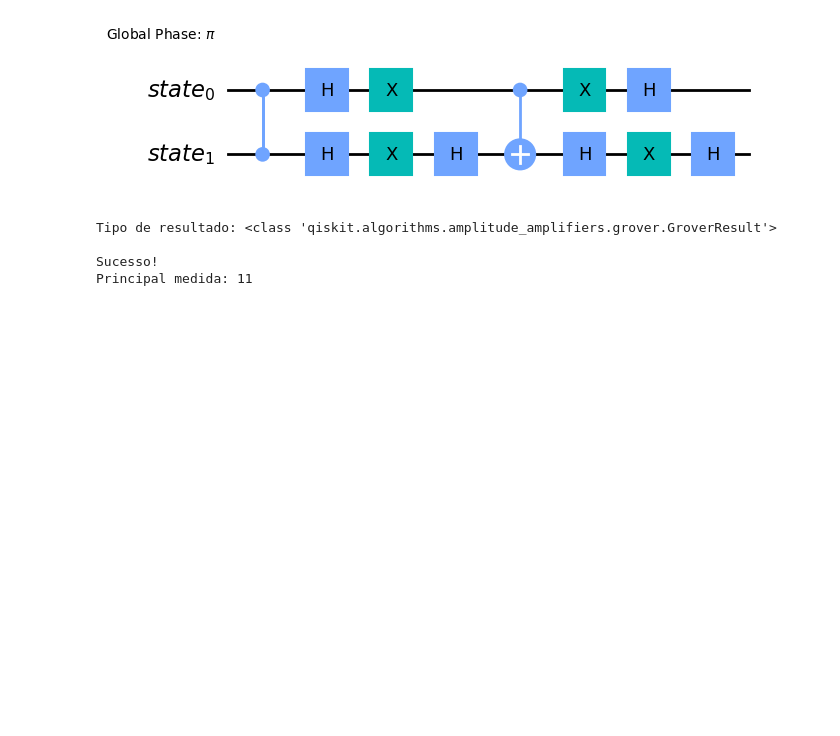
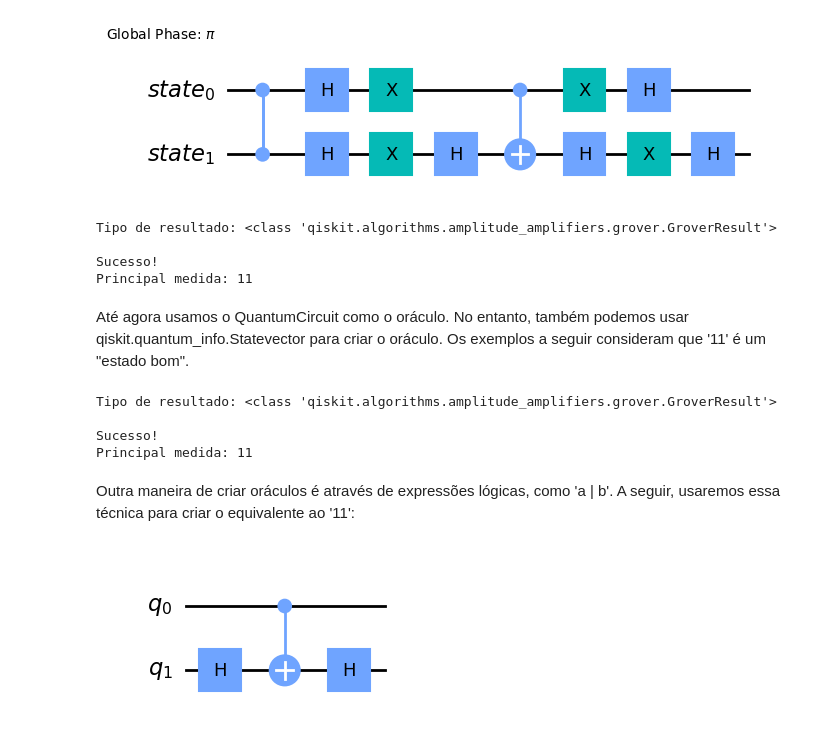
Before and after one commit to scadete/quantum-search-example, a Jupyter notebook: quantum-search-example.ipynb, the cells around one changed output. Saved outputs shown, nothing was run; the diff lists cells and outputs as text; code cells hidden in the pictures; blank space fills up the shorter version.

```diff
--- a/quantum-search-example.ipynb
+++ b/quantum-search-example.ipynb
@@ -85,3 +85,39 @@ Tipo de resultado: <class 'qiskit.algorithms.amplitude_amplifiers.grover.GroverR
 
 Sucesso!
 Principal medida: 11
+# %% [markdown]
+Até agora usamos o QuantumCircuit como o oráculo. No entanto, também podemos usar qiskit.quantum_info.Statevector para criar o oráculo. Os exemplos a seguir consideram que '11' é um "estado bom".
+# %%
+from qiskit.quantum_info import Statevector
+oracle = Statevector.from_label('01')
+problem = AmplificationProblem(oracle, is_good_state=['01'])
+
+grover = Grover(sampler=Sampler())
+result = grover.amplify(problem)
+
+print('Tipo de resultado:', type(resultado))
+print()
+print('Sucesso!' if resultado.oracle_evaluation else 'Falha!')
+print('Principal medida:', resultado.top_measurement)
+# %% [output]
+Tipo de resultado: <class 'qiskit.algorithms.amplitude_amplifiers.grover.GroverResult'>
+
+Sucesso!
+Principal medida: 11
+# %% [markdown]
+Outra maneira de criar oráculos é através de expressões lógicas, como 'a | b'. A seguir, usaremos essa técnica para criar o equivalente ao '11':
+# %%
+from qiskit.circuit.library.phase_oracle import PhaseOracle
+from qiskit.exceptions import MissingOptionalLibraryError
+
+
+expressao = '(a & b)'
+
+try:
+    oracle = PhaseOracle(expressao)
+    problem = AmplificationProblem(oracle, is_good_state=oracle.evaluate_bitstring)
+    display(problem.grover_operator.oracle.decompose().draw(output='mpl'))
+except MissingOptionalLibraryError as ex:
+    print(ex)
+# %% [output]
+[figure, added]
```
Also changed, not shown: parts of 7 cells of this notebook, 1 other file.
